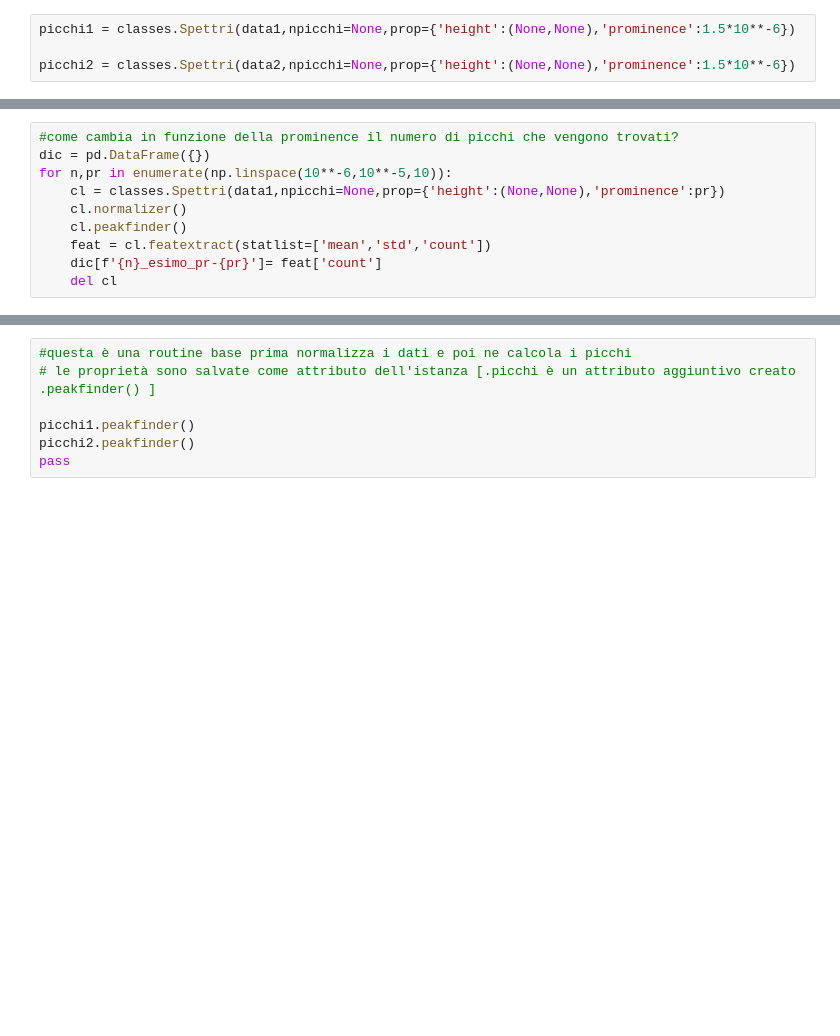
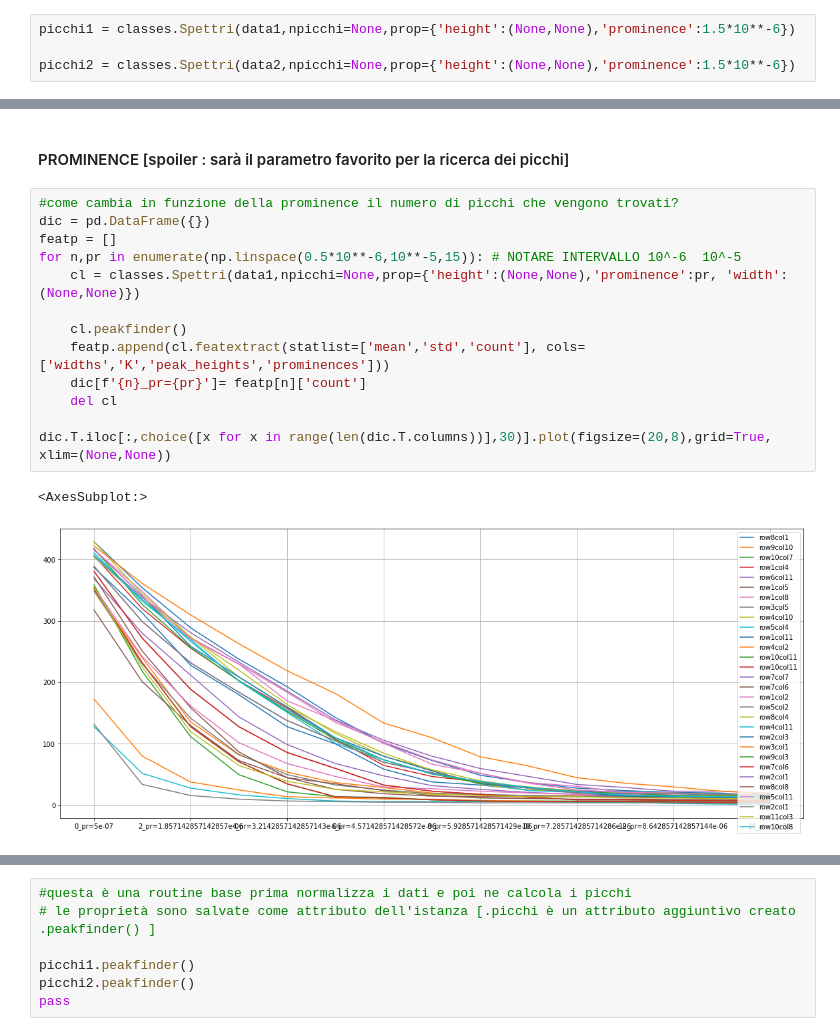
Before and after one commit to wesleyunitn/pythonProject, a Jupyter notebook: notebook/eda12.ipynb, the cells around one changed output, grey strips where cells are left out. Saved outputs shown, nothing was run; the diff lists cells and outputs as text; blank space fills up the shorter version.

```diff
--- a/notebook/eda12.ipynb
+++ b/notebook/eda12.ipynb
@@ -20,10 +47,18 @@ picchi2 = classes.Spettri(data2,npicchi=None,prop={'height':(None,None),'promine
+# %% [markdown]
+#### PROMINENCE [spoiler : sarà il parametro favorito per la ricerca dei picchi]
 # %%
 #come cambia in funzione della prominence il numero di picchi che vengono trovati?
 dic = pd.DataFrame({})
-for n,pr in enumerate(np.linspace(10**-6,10**-5,10)):
-    cl = classes.Spettri(data1,npicchi=None,prop={'height':(None,None),'prominence':pr})
-    cl.normalizer()
+featp = []
+for n,pr in enumerate(np.linspace(0.5*10**-6,10**-5,15)): # NOTARE INTERVALLO 10^-6  10^-5
+    cl = classes.Spettri(data1,npicchi=None,prop={'height':(None,None),'prominence':pr, 'width':(None,None)})
+
     cl.peakfinder()
-    feat = cl.featextract(statlist=['mean','std','count'])
-    dic[f'{n}_esimo_pr-{pr}']= feat['count']
+    featp.append(cl.featextract(statlist=['mean','std','count'], cols=['widths','K','peak_heights','prominences']))
+    dic[f'{n}_pr={pr}']= featp[n]['count']
     del cl
+
+dic.T.iloc[:,choice([x for x in range(len(dic.T.columns))],30)].plot(figsize=(20,8),grid=True, xlim=(None,None))
+# %% [output]
+<AxesSubplot:>
+[figure, added]
```
Also changed, not shown: parts of 26 cells of this notebook, 8 other files.
